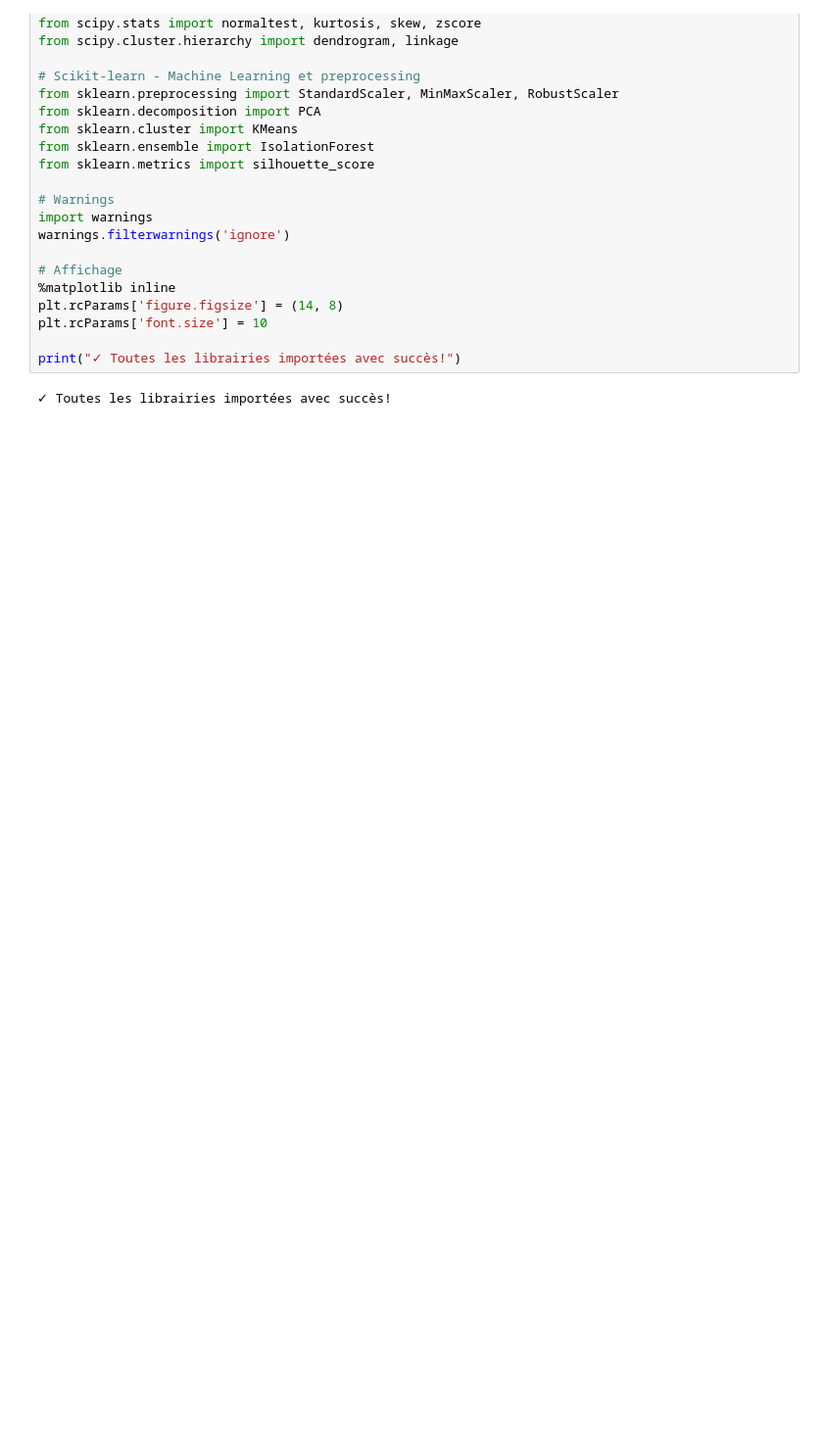
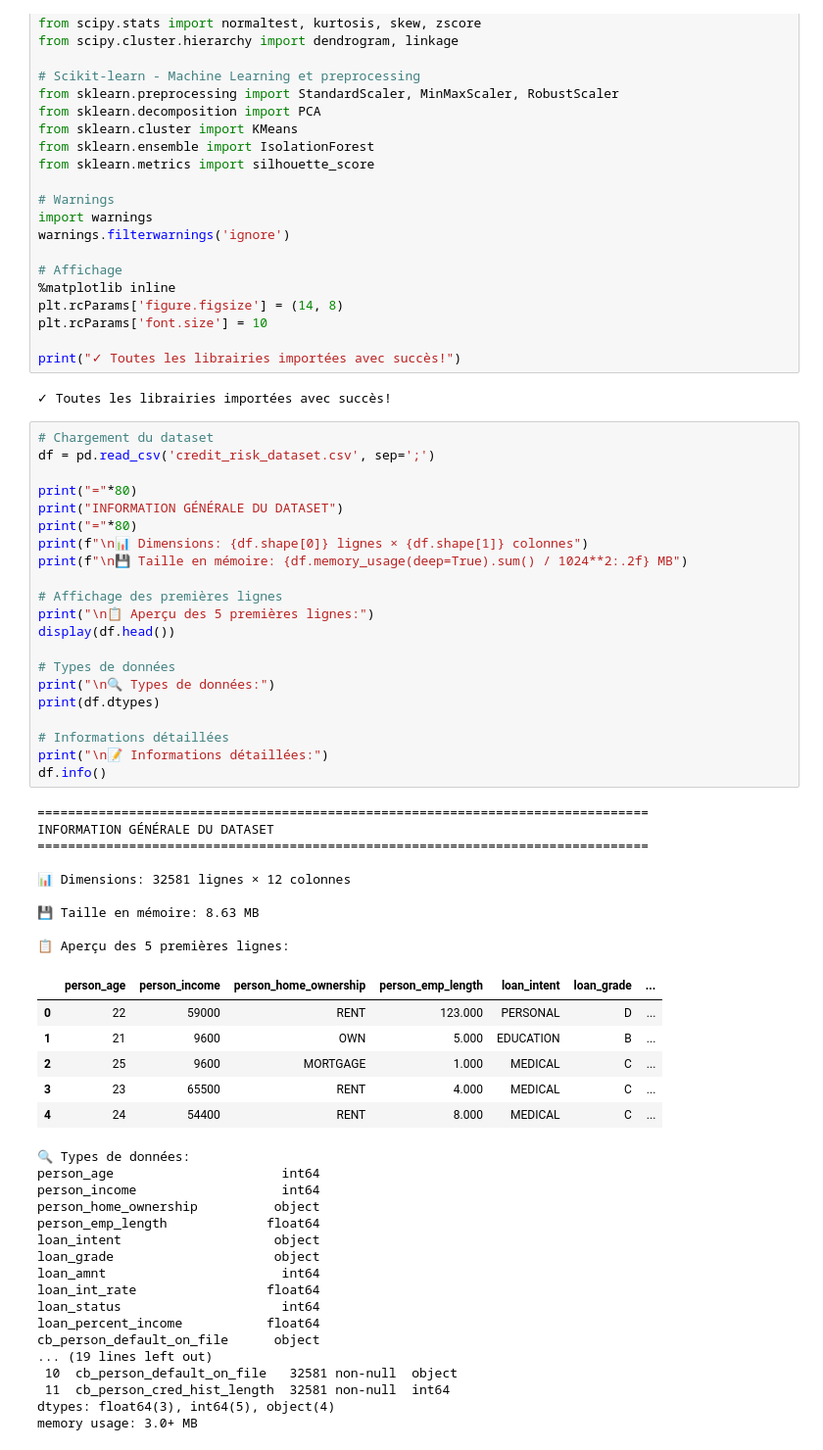
Before and after one commit to newdevdima/newdevdima.github.io, a Jupyter notebook: Bienvenue_dans_Colab.ipynb, the cells around one changed output. Shown at 98% size. Saved outputs shown, nothing was run; the diff lists cells and outputs as text; blank space fills up the shorter version.

```diff
--- a/Bienvenue_dans_Colab.ipynb
+++ b/Bienvenue_dans_Colab.ipynb
@@ -257,3 +257,57 @@ plt.rcParams['font.size'] = 10
 print("✓ Toutes les librairies importées avec succès!")
 # %% [output]
 ✓ Toutes les librairies importées avec succès!
+# %%
+# Chargement du dataset
+df = pd.read_csv('credit_risk_dataset.csv', sep=';')
+
+print("="*80)
+print("INFORMATION GÉNÉRALE DU DATASET")
+print("="*80)
+print(f"\n📊 Dimensions: {df.shape[0]} lignes × {df.shape[1]} colonnes")
+print(f"\n💾 Taille en mémoire: {df.memory_usage(deep=True).sum() / 1024**2:.2f} MB")
+
+# Affichage des premières lignes
+print("\n📋 Aperçu des 5 premières lignes:")
+display(df.head())
+
+# Types de données
+print("\n🔍 Types de données:")
+print(df.dtypes)
+
+# Informations détaillées
+print("\n📝 Informations détaillées:")
+df.info()
+# %% [output]
+================================================================================
+INFORMATION GÉNÉRALE DU DATASET
+================================================================================
+
+📊 Dimensions: 32581 lignes × 12 colonnes
+
+💾 Taille en mémoire: 8.63 MB
+
+📋 Aperçu des 5 premières lignes:
+|  | person_age | person_income | person_home_ownership | person_emp_length | loan_intent | loan_grade | ... |
+| 0 | 22 | 59000 | RENT | 123.000 | PERSONAL | D | ... |
+| 1 | 21 | 9600 | OWN | 5.000 | EDUCATION | B | ... |
+| 2 | 25 | 9600 | MORTGAGE | 1.000 | MEDICAL | C | ... |
+| 3 | 23 | 65500 | RENT | 4.000 | MEDICAL | C | ... |
+| 4 | 24 | 54400 | RENT | 8.000 | MEDICAL | C | ... |
+🔍 Types de données:
+person_age                      int64
+person_income                   int64
+person_home_ownership          object
+person_emp_length             float64
+loan_intent                    object
+loan_grade                     object
+loan_amnt                       int64
+loan_int_rate                 float64
+loan_status                     int64
+loan_percent_income           float64
+cb_person_default_on_file      object
+... (19 lines left out)
+ 10  cb_person_default_on_file   32581 non-null  object
+ 11  cb_person_cred_hist_length  32581 non-null  int64
+dtypes: float64(3), int64(5), object(4)
+memory usage: 3.0+ MB
```
Also changed, not shown: parts of 4 cells of this notebook.
